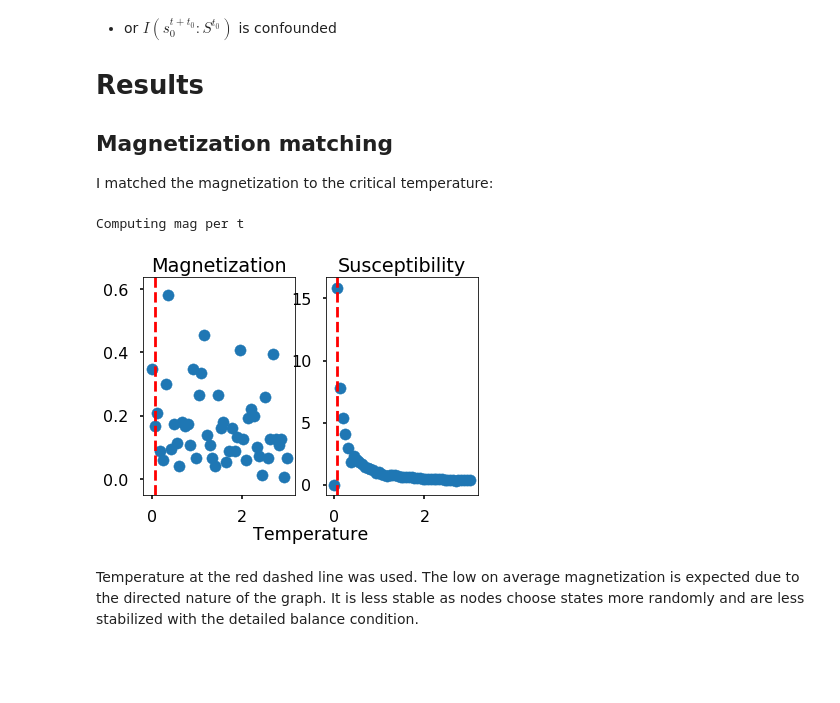
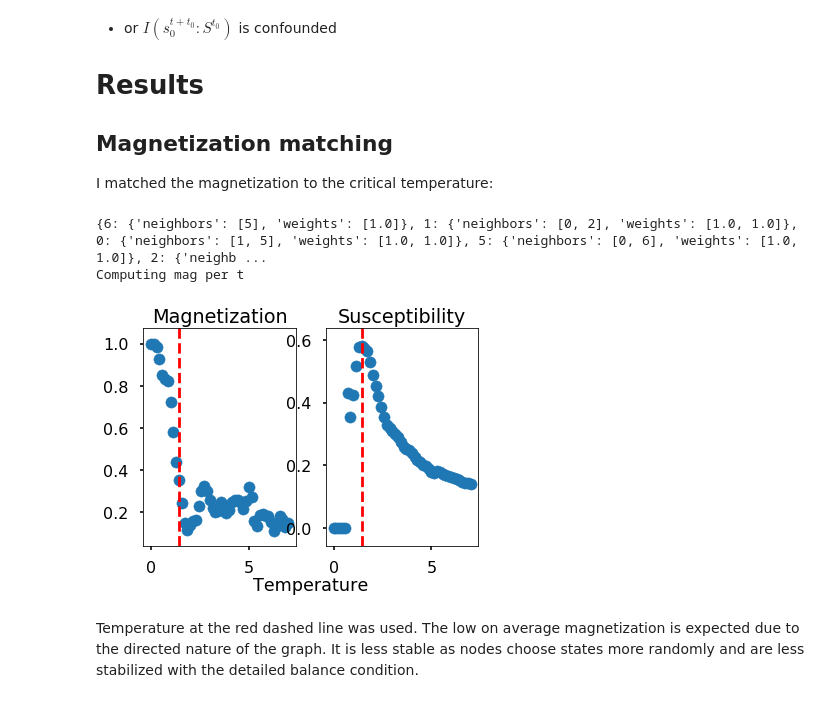
Before and after one commit to cvanelteren/information_impact, a Jupyter notebook: Advanced_example.ipynb, the cells around one changed output. Cells and saved outputs as stored; diff of their text form; code cells hidden in the pictures; blank space fills up the shorter version.

Commit message:
fixed reverse mapping of directed graphs; updated the notebook

```diff
--- a/Advanced_example.ipynb
+++ b/Advanced_example.ipynb
@@ -14,9 +14,9 @@ p.style.use('seaborn-poster')
 
 # graph = nx.path_graph(5, nx.DiGraph())
 
-graph = nx.path_graph(3, nx.DiGraph()) # directed
+graph = nx.path_graph(5, ) # directed
 # graph.add_edge(0,0)
-# graph.add_edges_from([(0,5), (5,6)])
+graph.add_edges_from([(0,5), (5,6)])
 # graph = nx.barabasi_albert_graph(10, 4)
 pos = {i: np.array(j) * .08 for i, j in nx.nx_agraph.graphviz_layout(graph, prog = 'neato').items()}
 fig, ax = p.subplots()
@@ -43,37 +43,40 @@ temps        = np.linspace(0, graph.number_of_nodes(), 50)
 nSamples     = 100 # int(1e2)
 
 model = fastIsing.Ising(graph)
+
+print(model.adj)
 model.magSide    = '' # equal magnetization sampling
 model.updateType = 'single' # ultra smooth when single
 
 
 mag, sus = model.matchMagnetization(temps, nSamples, burninSamples = 0)
 
 from scipy import ndimage
-# sus = ndimage.gaussian_filter1d(sus, .2)
-# mag = ndimage.gaussian_filter1d(mag, .2)
+sus = ndimage.gaussian_filter1d(sus, 1)
+mag = ndimage.gaussian_filter1d(mag, 1)
 sus[np.isfinite(sus) == 0] = 0 # remove nans
 idx     = np.argsort(sus)[-1] # get 'max' idx ; second is used
 model.t = temps[idx]
 
 # show mag and sus as function of temperature
 fig, ax = p.subplots(1, 2)
 ax[0].scatter(temps, mag, label = 'Magnetization')
 ax[1].scatter(temps, sus, label = 'Susceptebility')
 ax[0].axvline(temps[idx], color = 'red', linestyle = 'dashed')
 ax[1].axvline(temps[idx], color = 'red', linestyle = 'dashed')
 
 ax[1].set_title('Susceptibility')
 ax[0].set_title('Magnetization')
 mainax = fig.add_subplot(111, frameon = False, \
                          xticks = [],\
                          yticks = [], \
                         )
 mainax.set_xlabel('Temperature', labelpad = 30)
 fig.show()
 # %% [output]
+{6: {'neighbors': [5], 'weights': [1.0]}, 1: {'neighbors': [0, 2], 'weights': [1.0, 1.0]}, 0: {'neighbors': [1, 5], 'weights': [1.0, 1.0]}, 5: {'neighbors': [0, 6], 'weights': [1.0, 1.0]}, 2: {'neighb ...
 Computing mag per t
-[figure, old version]
+[figure, new version]
 # %% [markdown]
 Temperature at the red dashed line was used. The low on average magnetization is expected due to the directed nature of the graph. It is less stable as nodes choose states more randomly and are less stabilized with the detailed balance condition.
 # %% [markdown]
```
Also changed, not shown: parts of 9 cells of this notebook, 6 other files.
